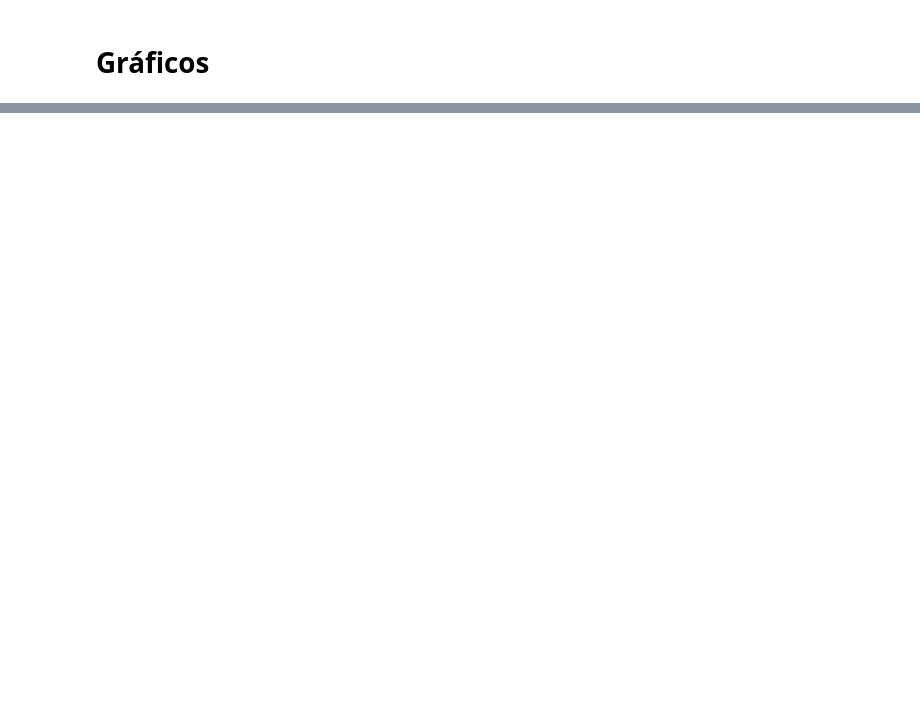
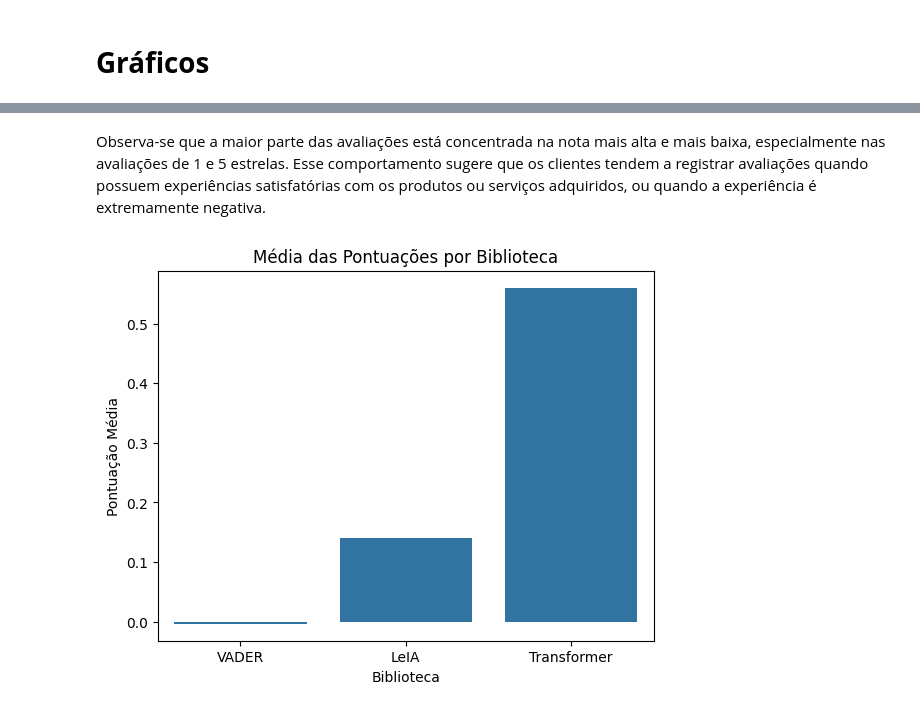
Before and after one commit to EnzoRibeiroDaSilva/Projeto_Integrador_Analise_de_Sentimento, a Jupyter notebook: Projeto_Estruturado.ipynb, the cells around one changed output, grey strips where cells are left out. Saved outputs shown, nothing was run; the diff lists cells and outputs as text; code cells hidden in the pictures; blank space fills up the shorter version.

```diff
--- a/Projeto_Estruturado.ipynb
+++ b/Projeto_Estruturado.ipynb
@@ -316,7 +444,7 @@ df_completo.select_dtypes(include='object').columns
 # %% [markdown]
 - Colocando as colunas em uma lista para automatização
 # %%
-categoricas = ['customer_city', 'order_status', 'review_score', 'customer_state', 'product_category_name', 'payment_type', 'customer_city']
+categoricas = ['customer_city', 'order_status', 'review_score', 'customer_state', 'product_category_name', 'payment_type']
 # %% [markdown]
 - Trocando as variavéis object para category utilizando um laço de repetição
 # %%
@@ -419,6 +570,8 @@ for i in range(len(caracteres)):
         df_completo[caracteres[i]]
         .astype('string')
     )
+# %%
+df_completo['customer_city'] = df_completo['customer_city'].astype('string')
 # %% [markdown]
 - Analisando o resultado das transformações das variáveis
 # %%
@@ -610,0 +844,22 @@ plt.show()
+# %% [markdown]
+Observa-se que a maior parte das avaliações está concentrada na nota mais alta e mais baixa, especialmente nas avaliações de 1 e 5 estrelas. Esse comportamento sugere que os clientes tendem a registrar avaliações quando possuem experiências satisfatórias com os produtos ou serviços adquiridos, ou quando a experiência é extremamente negativa.
+# %%
+medias = pd.DataFrame({
+    'Biblioteca': ['VADER', 'LeIA', 'Transformer'],
+    'Pontuação Média': [
+        df_completo['pontuacao_vader'].mean(),
+        df_completo['pontuacao_leia'].mean(),
+        df_completo['pontuacao_transformer'].mean()
+    ]
+})
+
+sns.barplot(
+    data=medias,
+    x='Biblioteca',
+    y='Pontuação Média'
+)
+
+plt.title('Média das Pontuações por Biblioteca')
+plt.show()
+# %% [output]
+[figure, added]
```
Also changed, not shown: parts of 40 cells of this notebook.
